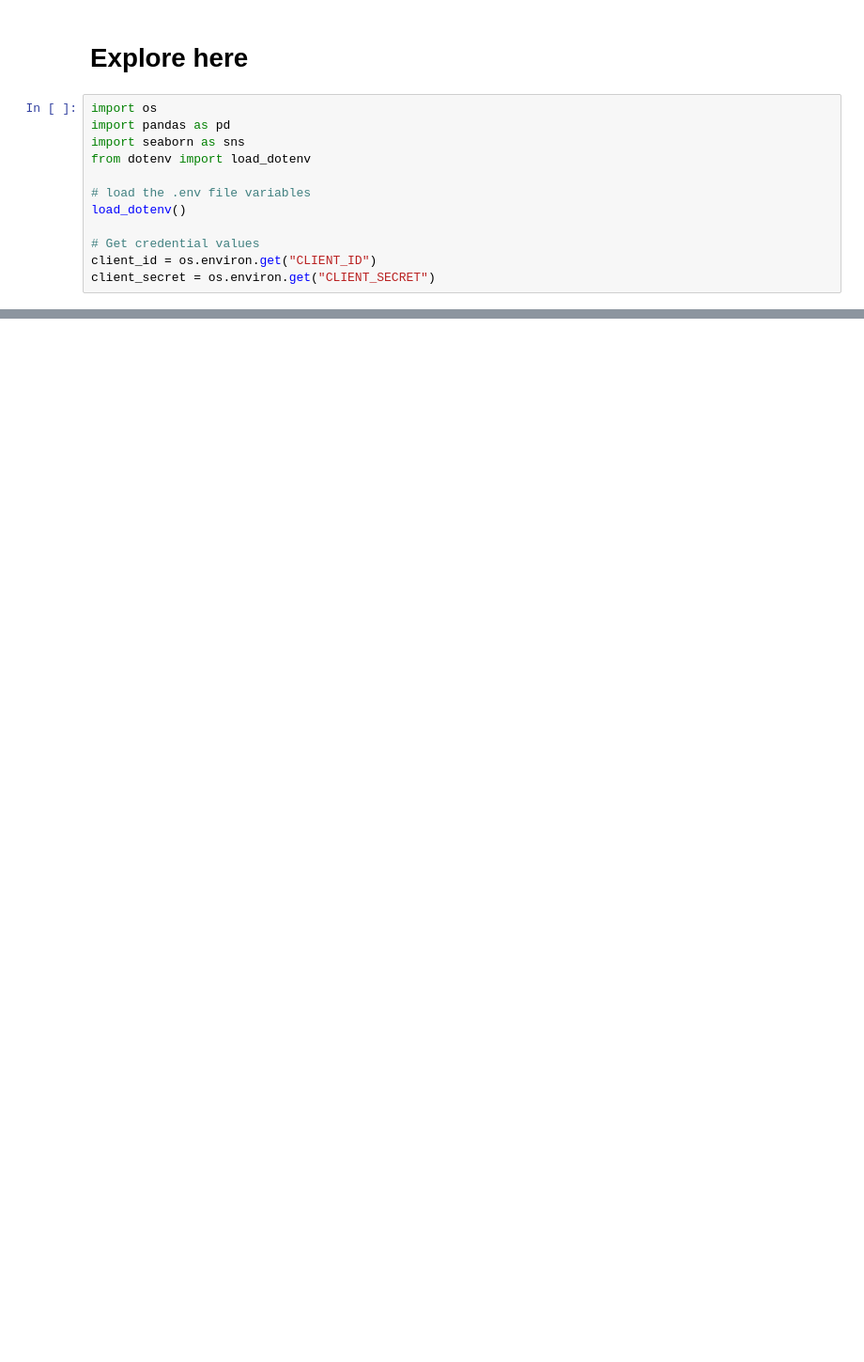
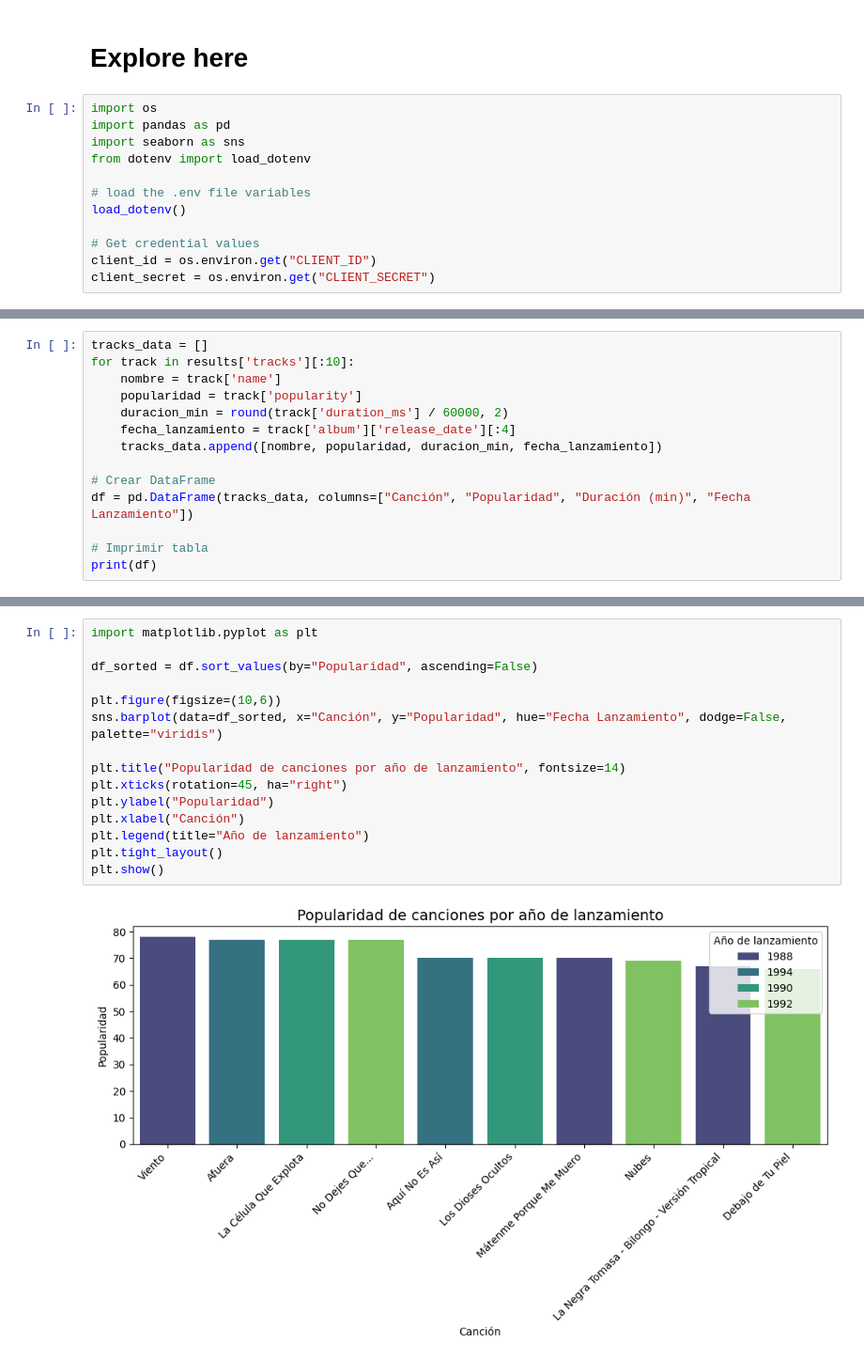
Before and after one commit to SAG-Angeles/interacting-with-api-python-project-tutorial, a Jupyter notebook: src/explore.ipynb, the cells around one changed output, grey strips where cells are left out. Shown at 94% size. Saved outputs shown, nothing was run; the diff lists cells and outputs as text; blank space fills up the shorter version.

```diff
--- a/src/explore.ipynb
+++ b/src/explore.ipynb
@@ -48,2 +49,16 @@ track    : Debajo de Tu Piel
 audio    : None
 cover art: https://i.scdn.co/image/ab67616d0000b273bc4d989c48ad5b154fb0781d
+# %%
+tracks_data = []
+for track in results['tracks'][:10]:
+    nombre = track['name']
+    popularidad = track['popularity']
+    duracion_min = round(track['duration_ms'] / 60000, 2)
+    fecha_lanzamiento = track['album']['release_date'][:4]
+    tracks_data.append([nombre, popularidad, duracion_min, fecha_lanzamiento])
+
+# Crear DataFrame
+df = pd.DataFrame(tracks_data, columns=["Canción", "Popularidad", "Duración (min)", "Fecha Lanzamiento"])
+
+# Imprimir tabla
+print(df)
@@ -49,0 +77,17 @@ cover art: https://i.scdn.co/image/ab67616d0000b273bc4d989c48ad5b154fb0781d
+# %%
+import matplotlib.pyplot as plt
+
+df_sorted = df.sort_values(by="Popularidad", ascending=False)
+
+plt.figure(figsize=(10,6))
+sns.barplot(data=df_sorted, x="Canción", y="Popularidad", hue="Fecha Lanzamiento", dodge=False, palette="viridis")
+
+plt.title("Popularidad de canciones por año de lanzamiento", fontsize=14)
+plt.xticks(rotation=45, ha="right")
+plt.ylabel("Popularidad")
+plt.xlabel("Canción")
+plt.legend(title="Año de lanzamiento")
+plt.tight_layout()
+plt.show()
+# %% [output]
+[figure, added]
```
Also changed, not shown: parts of 2 cells of this notebook, 1 other file.
